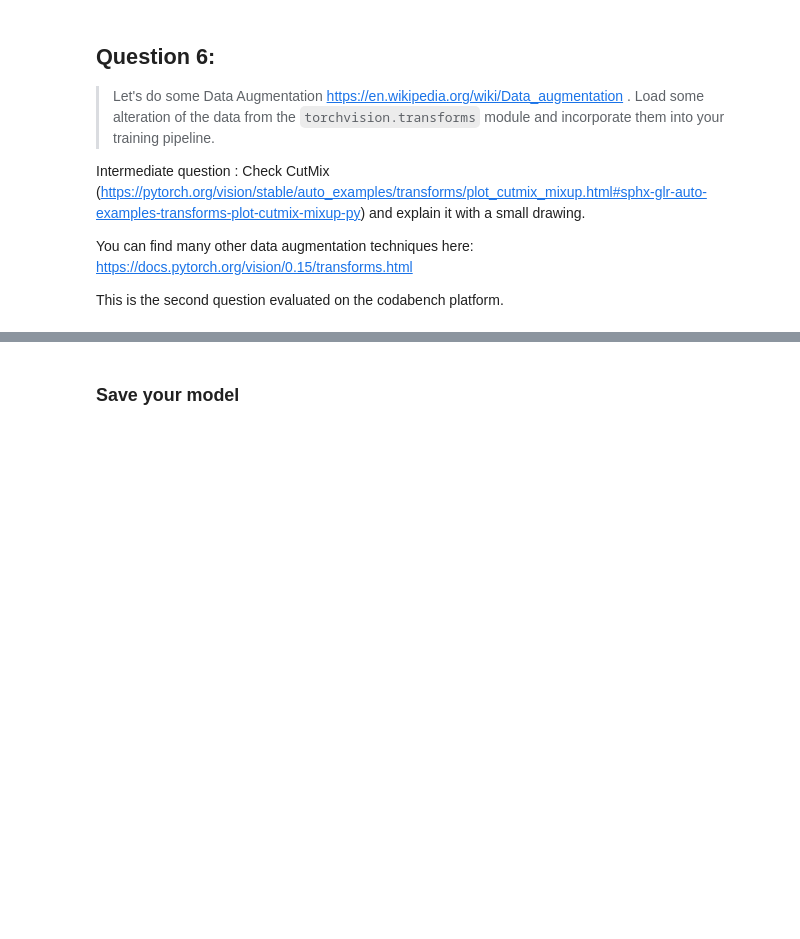
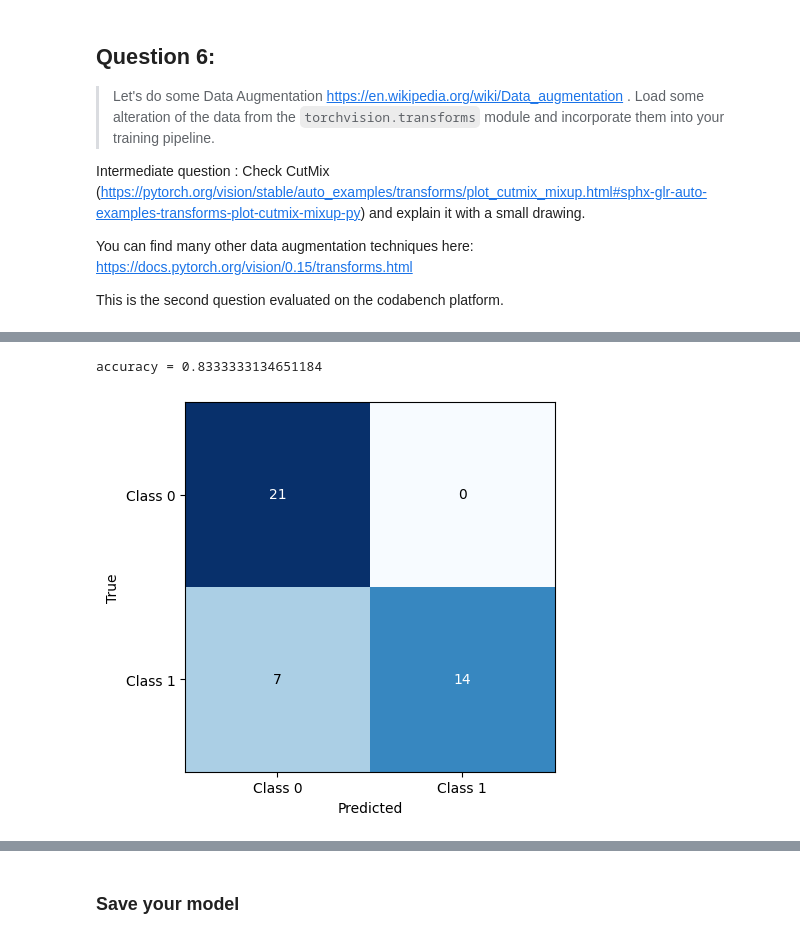
Before and after one commit to fotisk07/DLP, a Jupyter notebook: Week4/TP4.ipynb, the cells around one changed output, grey strips where cells are left out. Cells and saved outputs as stored; diff of their text form; code cells hidden in the pictures; blank space fills up the shorter version.

```diff
--- a/Week4/TP4.ipynb
+++ b/Week4/TP4.ipynb
@@ -471,0 +548,30 @@ This is the second question evaluated on the codabench platform.
+# %%
+# Define classic image augmentations
+classic_transforms = T.Compose([
+    T.RandomHorizontalFlip(),
+    T.RandomVerticalFlip(),
+    T.RandomRotation(15),          # rotate +/- 15 degrees
+    #T.ColorJitter(brightness=0.2, contrast=0.2, saturation=0.2, hue=0.1),
+])
+
+# Define CutMix and MixUp
+cutmix = v2.CutMix(num_classes=2)
+mixup = v2.MixUp(num_classes=2)
+
+# Randomly choose between CutMix or MixUp for each batch
+cutmix_or_mixup = v2.RandomChoice([cutmix, mixup])
+
+# Custom collate function
+def collate_fn(batch):
+    # Apply default collation (stacking tensors)
+    images, labels = default_collate(batch)
+
+    # Apply classic transforms to each image individually
+    images = torch.stack([classic_transforms(img) for img in images])
+
+    # Apply CutMix or MixUp to the batch
+    images, labels = cutmix(images, labels)
+    return images, labels
+
+train_dataloader = torch.utils.data.DataLoader(train_dataset, batch_size=batch_size, collate_fn=collate_fn, shuffle=True)
+val_dataloader = torch.utils.data.DataLoader(val_dataset, batch_size=6)
@@ -471,0 +597,8 @@ This is the second question evaluated on the codabench platform.
+# %%
+_, acc, confmat = validate(lora_model, val_dataloader, criterion)
+
+print(f'accuracy = {acc}')
+plot_confmat(confmat)
+# %% [output]
+accuracy = 0.8333333134651184
+[figure, added]
```
Also changed, not shown: parts of 20 cells of this notebook, 2 other files.
